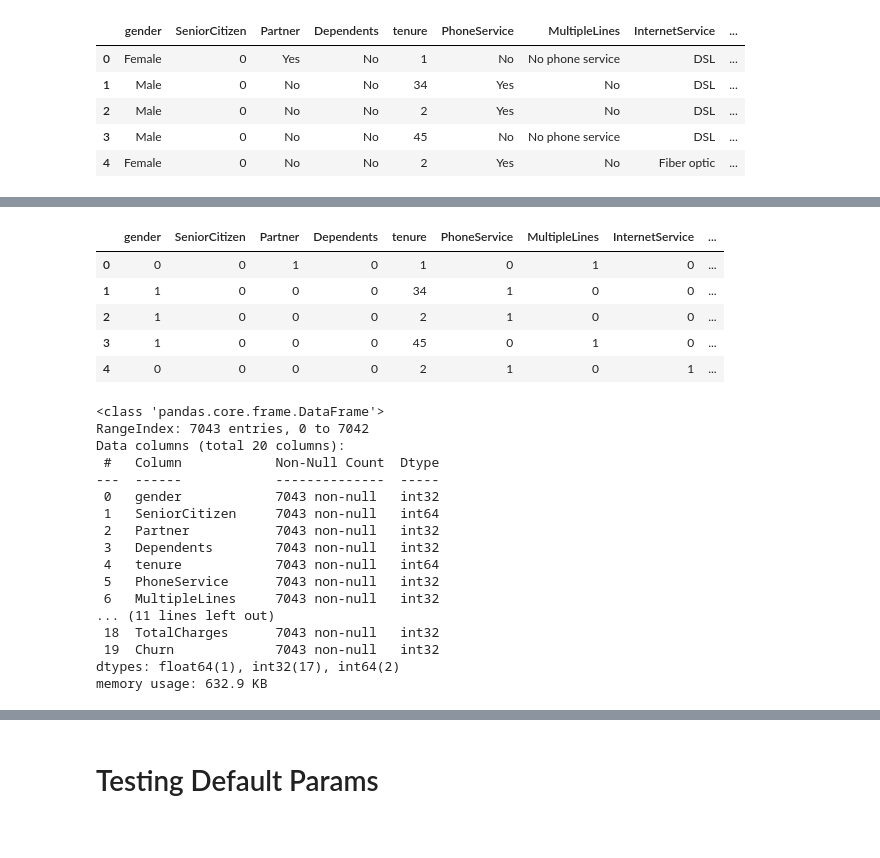
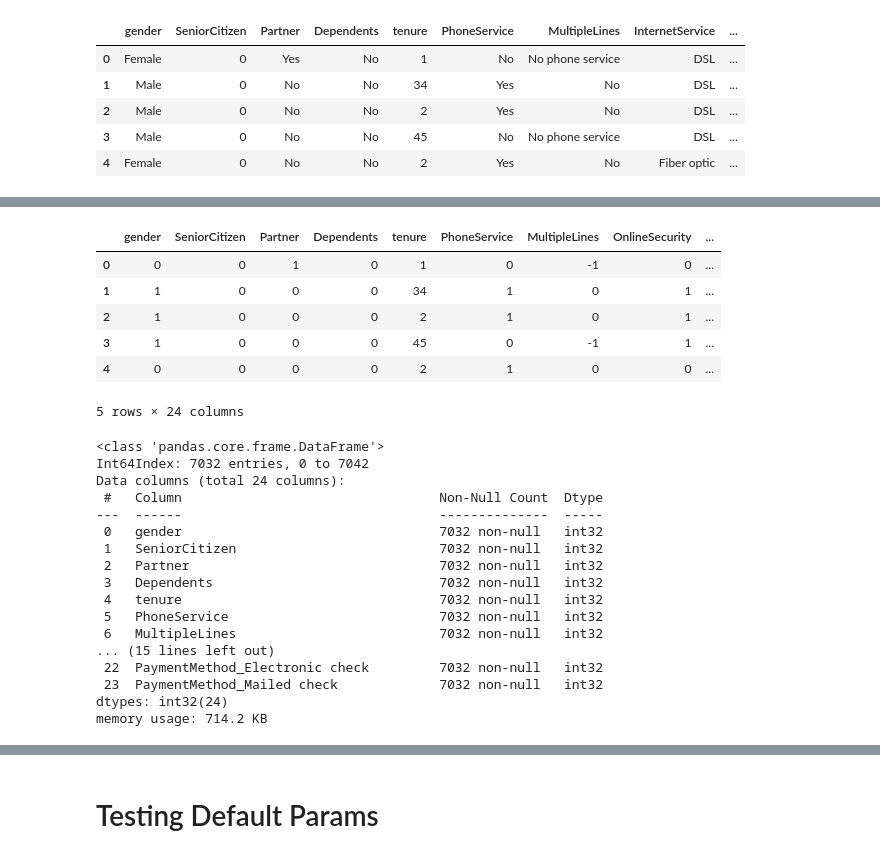
Before and after one commit to grannycola/my_projects, a Jupyter notebook: hw-6/main.ipynb, the cells around one changed output, grey strips where cells are left out. Cells and saved outputs as stored; diff of their text form; code cells hidden in the pictures.

Commit message:
Added visualisation and fix dataset's values

```diff
--- a/hw-6/main.ipynb
+++ b/hw-6/main.ipynb
@@ -31,0 +52,13 @@ df.head()
+# %%
+# Некоторые значения в TotalCharges потеряны
+indicies_to_remove = []
+
+for ind, i in enumerate(df['TotalCharges']):
+    try:
+        _ = float(i)
+    except Exception:
+        print("Wrong value with char code =", ord(i), ", index =", ind)
+        indicies_to_remove.append(ind)
+
+df = df.drop(df.index[indicies_to_remove])
+print('\nWrong values have been deleted')
@@ -32,38 +79,43 @@ df.head()
+# %%
+df['TotalCharges'] = df['TotalCharges'].astype('float')
 # %%
-# Используем LabelEncoder для кодирования категориальных переменных
+# Используем LabelEncoder для кодирования целевой переменной
 le = preprocessing.LabelEncoder()
+df[['Churn']] = df[['Churn']].apply(le.fit_transform)
 
-cols = []
-for col in df.columns:
-    # Пробежимся по всем столбцам с типом 'object'
-    if df[col].dtype == 'object':
-        cols.append(col)
-df[cols] = df[cols].apply(le.fit_transform)
+# Некоторые значения закодируем вручную
+df = df.replace(['No internet service', 'No phone service', 'No', 'Yes'], [-1, -1, 0, 1])
+df = df.replace(['Female', 'Male'], [0, 1])
+
+# На указанных ниже используем OneHot Encoding
+df = pd.get_dummies(df, prefix=['InternetService','Contract', 'PaymentMethod'],
+                      columns = ['InternetService','Contract', 'PaymentMethod'], drop_first=True).astype('int')
 df.head()
 # %% [output]
-|  | gender | SeniorCitizen | Partner | Dependents | tenure | PhoneService | MultipleLines | InternetService | ... |
-| 0 | 0 | 0 | 1 | 0 | 1 | 0 | 1 | 0 | ... |
-| 1 | 1 | 0 | 0 | 0 | 34 | 1 | 0 | 0 | ... |
-| 2 | 1 | 0 | 0 | 0 | 2 | 1 | 0 | 0 | ... |
-| 3 | 1 | 0 | 0 | 0 | 45 | 0 | 1 | 0 | ... |
-| 4 | 0 | 0 | 0 | 0 | 2 | 1 | 0 | 1 | ... |
+|  | gender | SeniorCitizen | Partner | Dependents | tenure | PhoneService | MultipleLines | OnlineSecurity | ... |
+| 0 | 0 | 0 | 1 | 0 | 1 | 0 | -1 | 0 | ... |
+| 1 | 1 | 0 | 0 | 0 | 34 | 1 | 0 | 1 | ... |
+| 2 | 1 | 0 | 0 | 0 | 2 | 1 | 0 | 1 | ... |
+| 3 | 1 | 0 | 0 | 0 | 45 | 0 | -1 | 1 | ... |
+| 4 | 0 | 0 | 0 | 0 | 2 | 1 | 0 | 0 | ... |
+5 rows × 24 columns
 # %%
 df.info()
 # %% [output]
 <class 'pandas.core.frame.DataFrame'>
-RangeIndex: 7043 entries, 0 to 7042
-Data columns (total 20 columns):
- #   Column            Non-Null Count  Dtype
----  ------            --------------  -----
- 0   gender            7043 non-null   int32
- 1   SeniorCitizen     7043 non-null   int64
- 2   Partner           7043 non-null   int32
- 3   Dependents        7043 non-null   int32
- 4   tenure            7043 non-null   int64
- 5   PhoneService      7043 non-null   int32
- 6   MultipleLines     7043 non-null   int32
-... (11 lines left out)
- 18  TotalCharges      7043 non-null   int32
- 19  Churn             7043 non-null   int32
-dtypes: float64(1), int32(17), int64(2)
-memory usage: 632.9 KB
+Int64Index: 7032 entries, 0 to 7042
+Data columns (total 24 columns):
+ #   Column                                 Non-Null Count  Dtype
+---  ------                                 --------------  -----
+ 0   gender                                 7032 non-null   int32
+ 1   SeniorCitizen                          7032 non-null   int32
+ 2   Partner                                7032 non-null   int32
+ 3   Dependents                             7032 non-null   int32
+ 4   tenure                                 7032 non-null   int32
+ 5   PhoneService                           7032 non-null   int32
+ 6   MultipleLines                          7032 non-null   int32
+... (15 lines left out)
+ 22  PaymentMethod_Electronic check         7032 non-null   int32
+ 23  PaymentMethod_Mailed check             7032 non-null   int32
+dtypes: int32(24)
+memory usage: 714.2 KB
```
Also changed, not shown: parts of 24 cells of this notebook, 1 other file.
